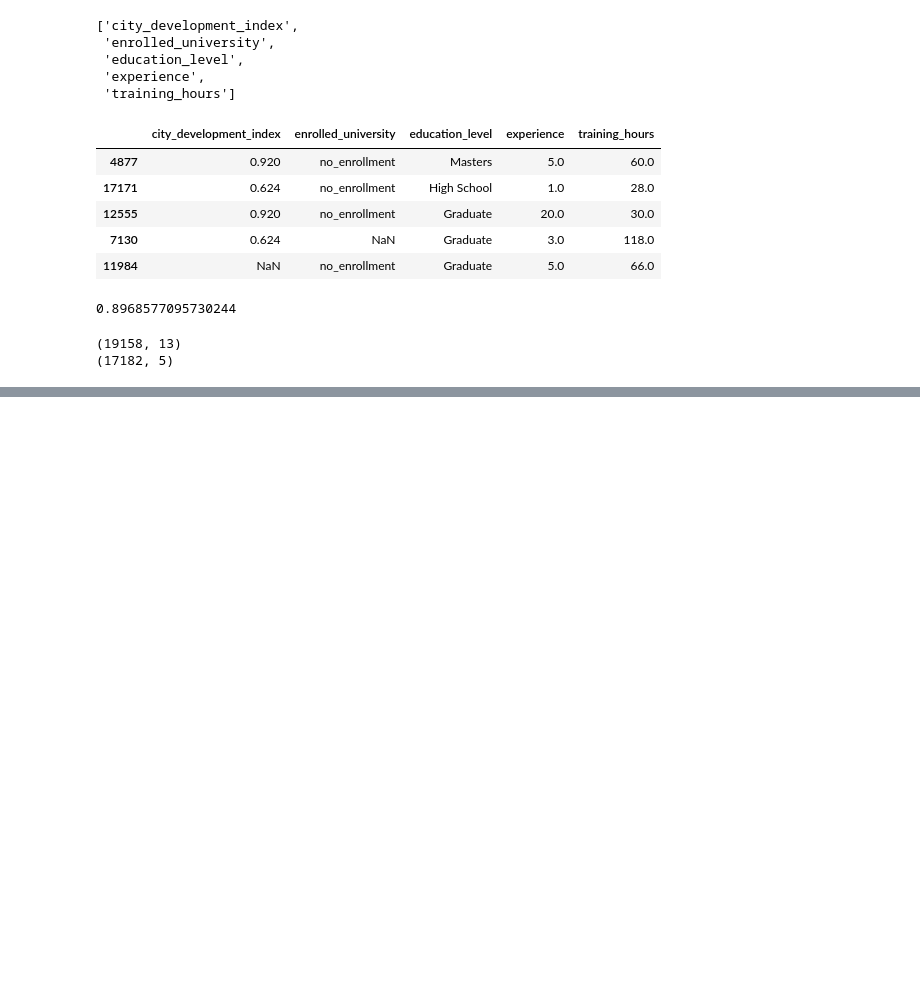
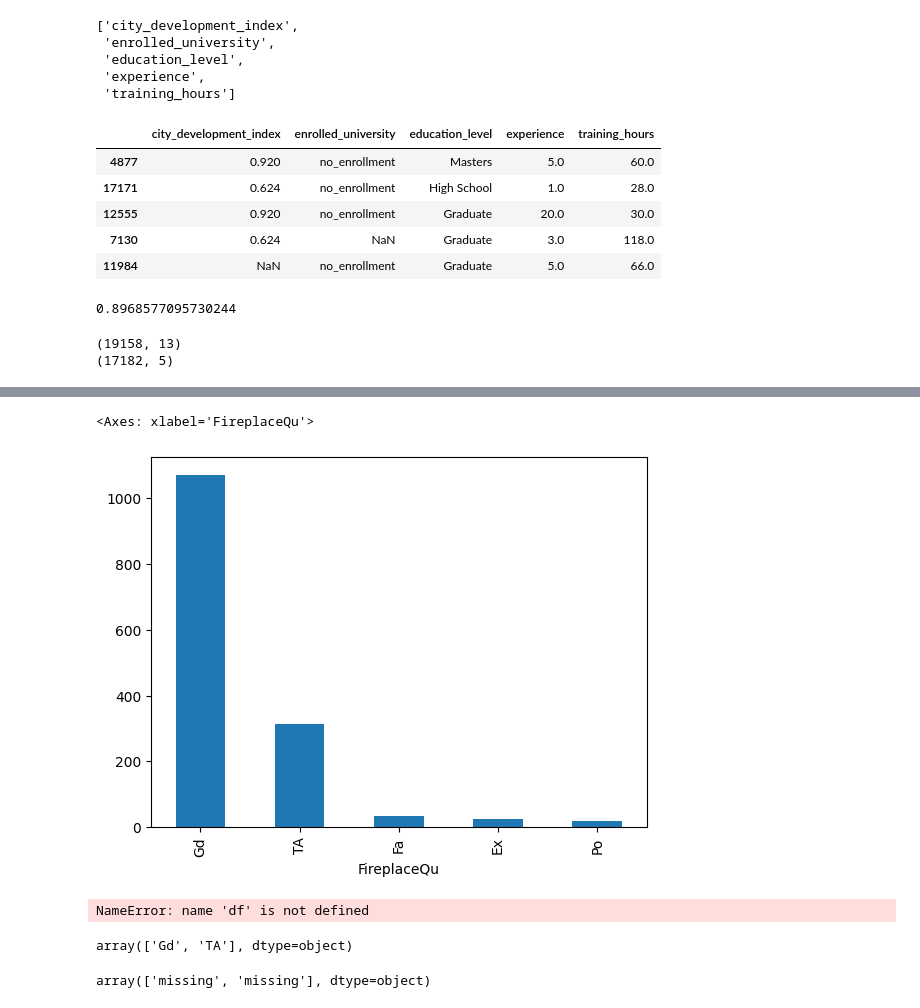
Before and after one commit to sj-workbench/years_of_learnings, a Jupyter notebook: handling_missing_data.ipynb, the cells around one changed output, grey strips where cells are left out. Cells and saved outputs as stored; diff of their text form; code cells hidden in the pictures; blank space fills up the shorter version.

Commit message:
Missing data

```diff
--- a/handling_missing_data.ipynb
+++ b/handling_missing_data.ipynb
@@ -94,0 +171,2 @@ print(new_df.shape)
+# %%
+df['FireplaceQu'].fillna('Gd', inplace = True)
@@ -94,0 +180,11 @@ print(new_df.shape)
+# %%
+df['FireplaceQu'].value_counts().plot(kind = 'bar')
+# %% [output]
+<Axes: xlabel='FireplaceQu'>
+[figure, added]
+# %%
+from sklearn.impute import SimpleImputer
+from sklearn.model_selection import train_test_split
+x_train, x_test, y_train, y_test = train_test_split(df.drop('SalePrice', axis = 1), df['SalePrice'], test_size = 0.2, random_state = 0)
+# %% [output]
+NameError: name 'df' is not defined
@@ -94,0 +196,4 @@ print(new_df.shape)
+# %%
+imputer1.statistics_
+# %% [output]
+array(['Gd', 'TA'], dtype=object)
@@ -94,0 +205,4 @@ print(new_df.shape)
+# %%
+imputer2.statistics_
+# %% [output]
+array(['missing', 'missing'], dtype=object)
```
Also changed, not shown: parts of 27 cells of this notebook.
